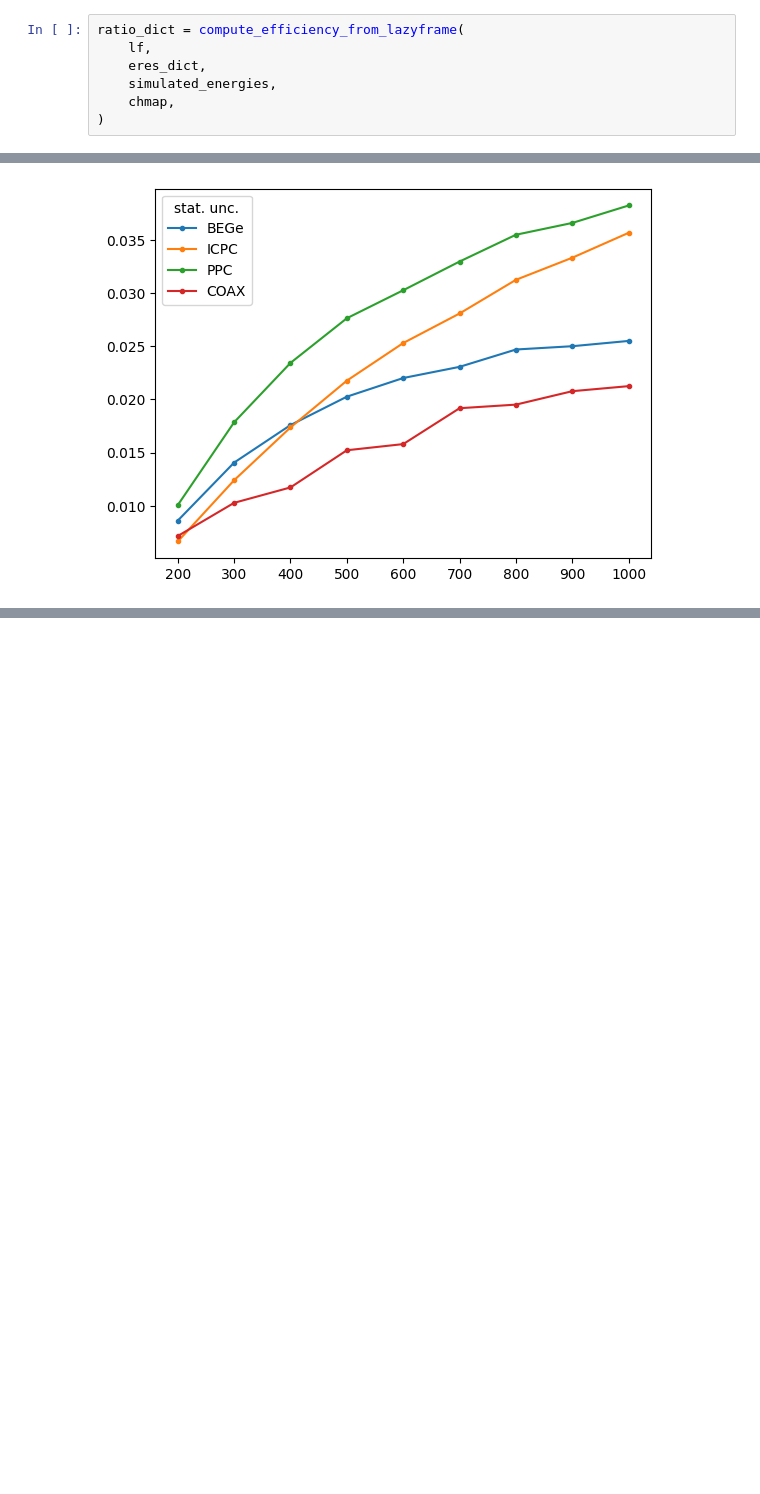
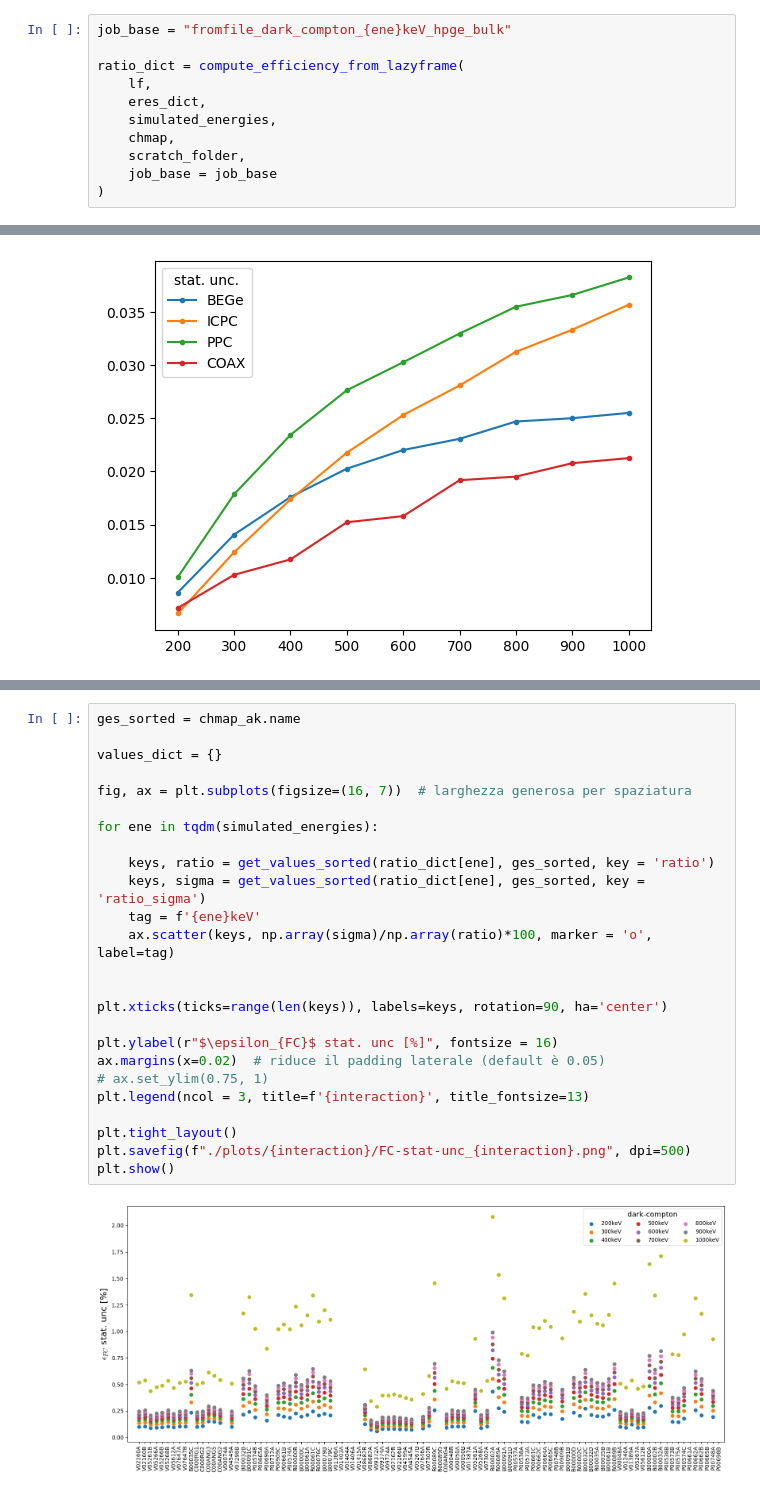
Before and after one commit to fraborra/bosonic-DM, a Jupyter notebook: dark-compton-analysis.ipynb, the cells around one changed output, grey strips where cells are left out. Cells and saved outputs as stored; diff of their text form; blank space fills up the shorter version.

```diff
--- a/dark-compton-analysis.ipynb
+++ b/dark-compton-analysis.ipynb
@@ -121,11 +135,15 @@ for ene in simulated_energies:
 # %%
 eres_dict = Props.read_from(f"{dictionaries_dir}/eres_per_det_tot.yaml")
 # %%
+job_base = "fromfile_dark_compton_{ene}keV_hpge_bulk"
+
 ratio_dict = compute_efficiency_from_lazyframe(
     lf,
     eres_dict,
     simulated_energies,
     chmap,
+    scratch_folder,
+    job_base = job_base
 )
 # %%
 unc_list = []
@@ -279,0 +258,27 @@ plt.show()
+# %%
+ges_sorted = chmap_ak.name
+
+values_dict = {}
+
+fig, ax = plt.subplots(figsize=(16, 7))  # larghezza generosa per spaziatura
+
+for ene in tqdm(simulated_energies):
+
+    keys, ratio = get_values_sorted(ratio_dict[ene], ges_sorted, key = 'ratio')
+    keys, sigma = get_values_sorted(ratio_dict[ene], ges_sorted, key = 'ratio_sigma')
+    tag = f'{ene}keV'
+    ax.scatter(keys, np.array(sigma)/np.array(ratio)*100, marker = 'o', label=tag)
+
+
+plt.xticks(ticks=range(len(keys)), labels=keys, rotation=90, ha='center')
+
+plt.ylabel(r"$\epsilon_{FC}$ stat. unc [%]", fontsize = 16)
+ax.margins(x=0.02)  # riduce il padding laterale (default è 0.05)
+# ax.set_ylim(0.75, 1)
+plt.legend(ncol = 3, title=f'{interaction}', title_fontsize=13)
+
+plt.tight_layout()
+plt.savefig(f"./plots/{interaction}/FC-stat-unc_{interaction}.png", dpi=500)
+plt.show()
+# %% [output]
+[figure, added]
```
Also changed, not shown: parts of 25 cells of this notebook, 4 other files.
